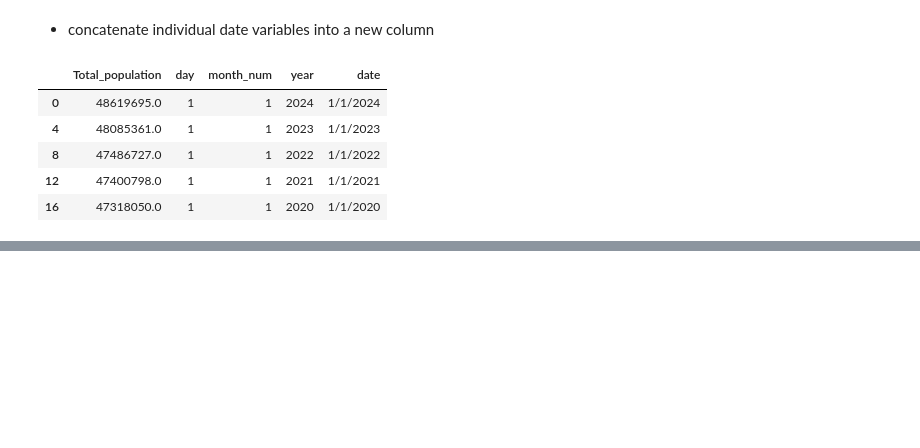
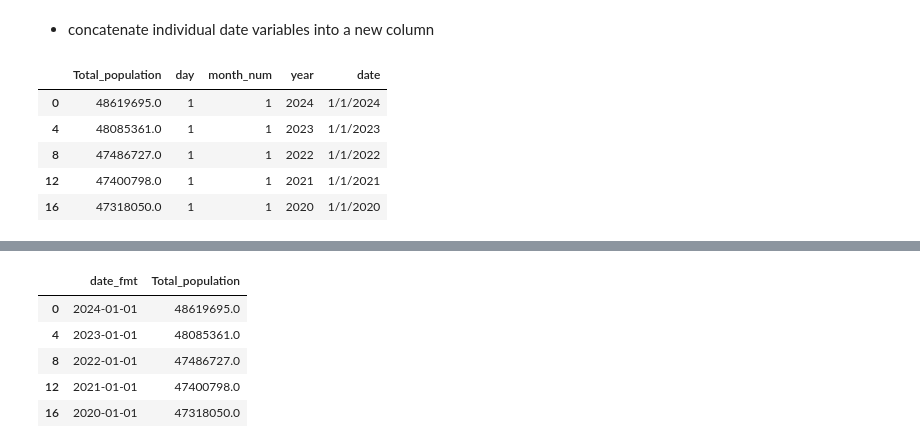
Before and after one commit to Pablo-source/ML-using-Python, a Jupyter notebook: data_wrangling_scripts/10 Import excel file creating standard date variable.ipynb, the cells around one changed output, grey strips where cells are left out. Cells and saved outputs as stored; diff of their text form; code cells hidden in the pictures; blank space fills up the shorter version.

```diff
--- a/data_wrangling_scripts/10 Import excel file creating standard date variable.ipynb
+++ b/data_wrangling_scripts/10 Import excel file creating standard date variable.ipynb
@@ -405,0 +435,9 @@ new_date_var.info()
+# %%
+population_total_chart_data.head()
+# %% [output]
+|  | date_fmt | Total_population |
+| 0 | 2024-01-01 | 48619695.0 |
+| 4 | 2023-01-01 | 48085361.0 |
+| 8 | 2022-01-01 | 47486727.0 |
+| 12 | 2021-01-01 | 47400798.0 |
+| 16 | 2020-01-01 | 47318050.0 |
```
Also changed, not shown: parts of 7 cells of this notebook.
